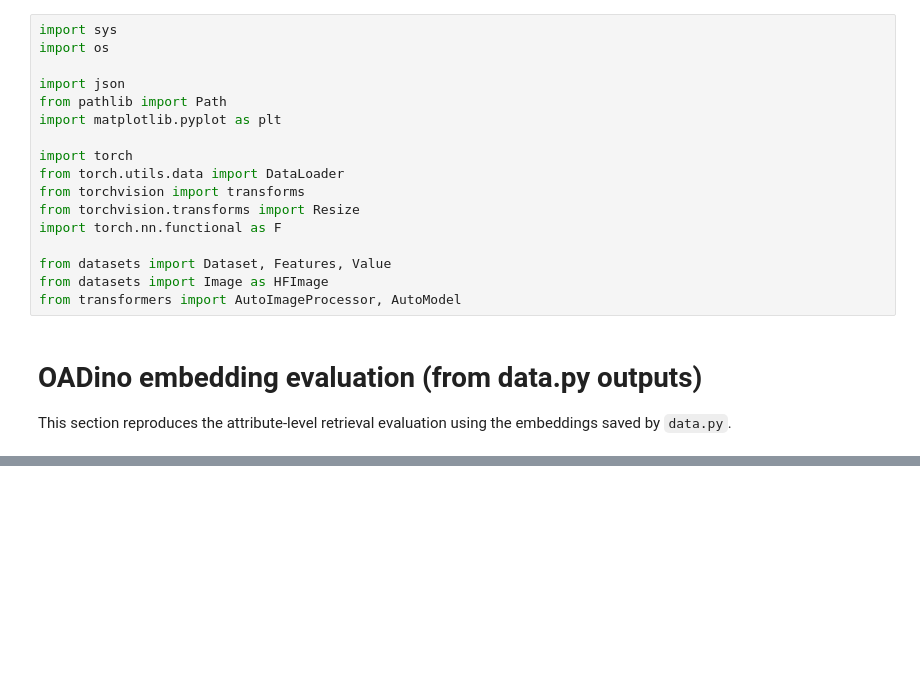
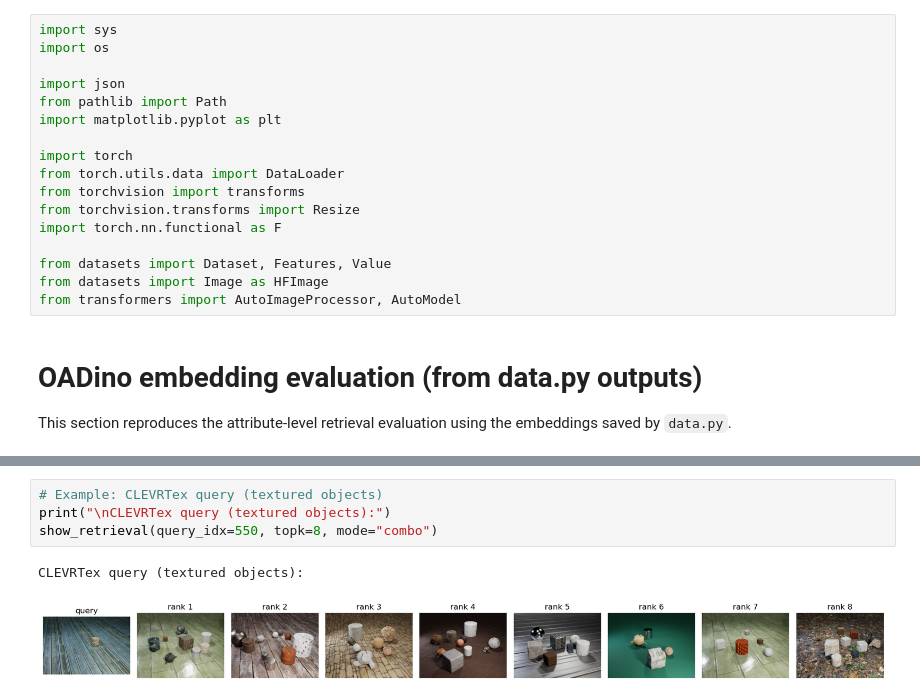
Before and after one commit to Ryalith/OADino, a Jupyter notebook: evals/finals_evaluation_10020_embeddings_1020_queries_VAE16.ipynb, the cells around one changed output, grey strips where cells are left out. Saved outputs shown, nothing was run; the diff lists cells and outputs as text; blank space fills up the shorter version.

```diff
--- a/evals/finals_evaluation_10020_embeddings_1020_queries_VAE16.ipynb
+++ b/evals/finals_evaluation_10020_embeddings_1020_queries_VAE16.ipynb
@@ -469,0 +614,7 @@ CLEVRTex query (textured objects):
+# %%
+# Example: CLEVRTex query (textured objects)
+print("\nCLEVRTex query (textured objects):")
+show_retrieval(query_idx=550, topk=8, mode="combo")
+# %% [output]
+CLEVRTex query (textured objects):
+[figure, added]
```
Also changed, not shown: parts of 8 cells of this notebook.
